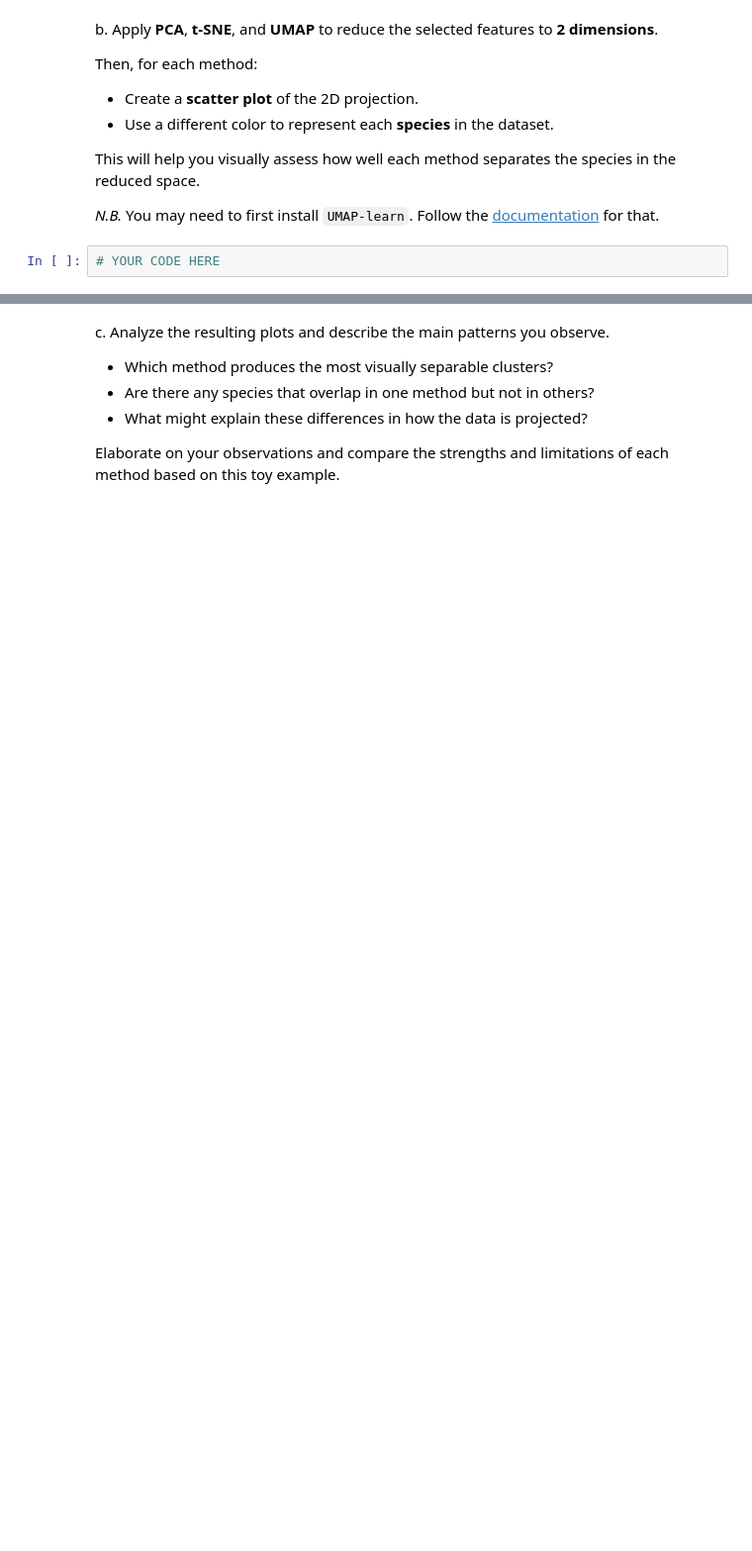
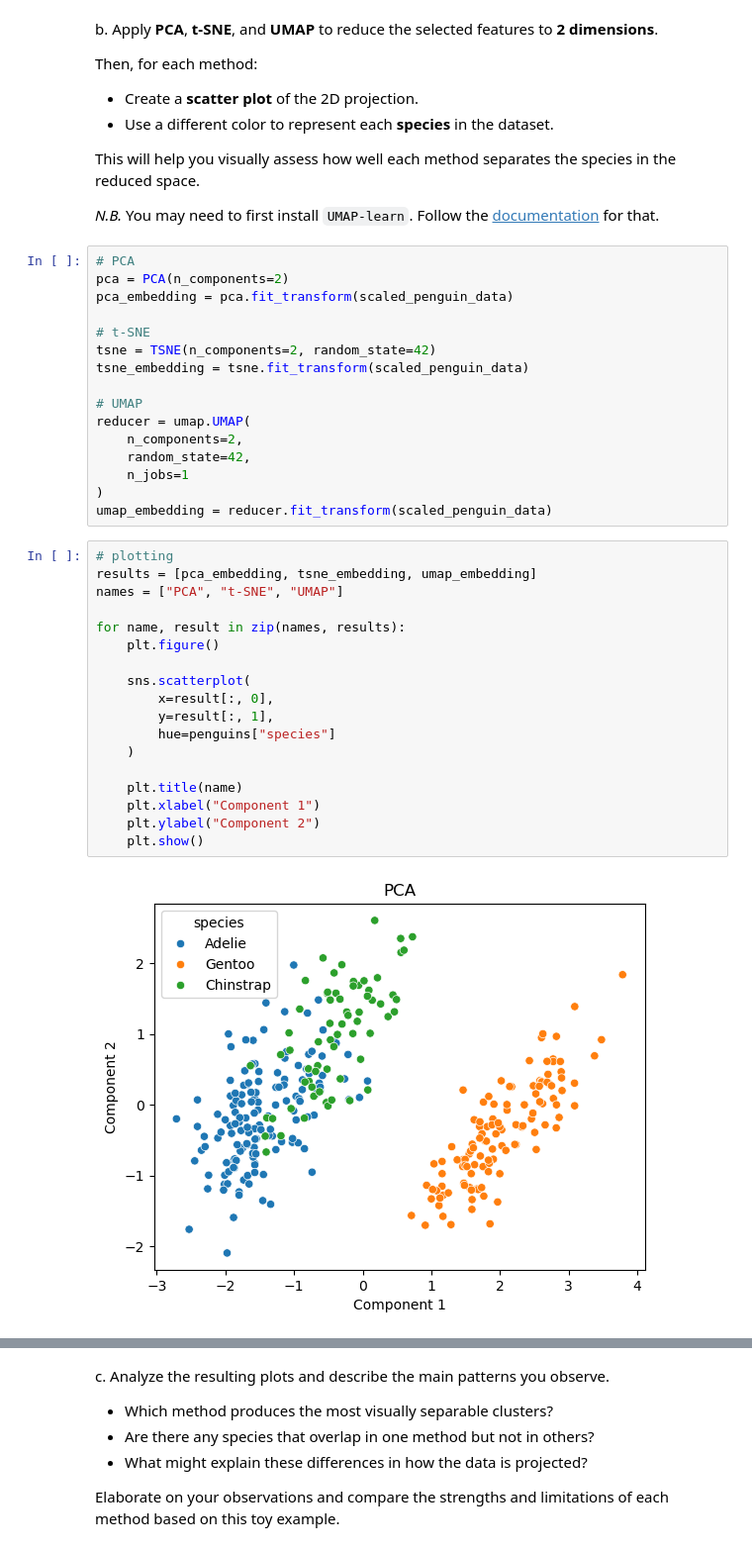
Before and after one commit to erikh-1126/03-Project-Group, a Jupyter notebook: 03_tsne_and_umap-Erik-updated.ipynb, the cells around one changed output, grey strips where cells are left out. Shown at 99% size. Cells and saved outputs as stored; diff of their text form; blank space fills up the shorter version.

Commit message:
Update penguin dimensionality reduction notebook

```diff
--- a/03_tsne_and_umap-Erik-updated.ipynb
+++ b/03_tsne_and_umap-Erik-updated.ipynb
@@ -85,5 +128,39 @@ Then, for each method:
 This will help you visually assess how well each method separates the species in the reduced space.
 
 *N.B.* You may need to first install `UMAP-learn`. Follow the [documentation](https://umap-learn.readthedocs.io/en/latest/index.html) for that.
-# %%
-# YOUR CODE HERE
+# %%
+# PCA
+pca = PCA(n_components=2)
+pca_embedding = pca.fit_transform(scaled_penguin_data)
+
+# t-SNE
+tsne = TSNE(n_components=2, random_state=42)
+tsne_embedding = tsne.fit_transform(scaled_penguin_data)
+
+# UMAP
+reducer = umap.UMAP(
+    n_components=2,
+    random_state=42,
+    n_jobs=1
+)
+umap_embedding = reducer.fit_transform(scaled_penguin_data)
+# %%
+# plotting
+results = [pca_embedding, tsne_embedding, umap_embedding]
+names = ["PCA", "t-SNE", "UMAP"]
+
+for name, result in zip(names, results):
+    plt.figure()
+
+    sns.scatterplot(
+        x=result[:, 0],
+        y=result[:, 1],
+        hue=penguins["species"]
+    )
+
+    plt.title(name)
+    plt.xlabel("Component 1")
+    plt.ylabel("Component 2")
+    plt.show()
+# %% [output]
+[figure, added]
```
Also changed, not shown: parts of 4 cells of this notebook.
